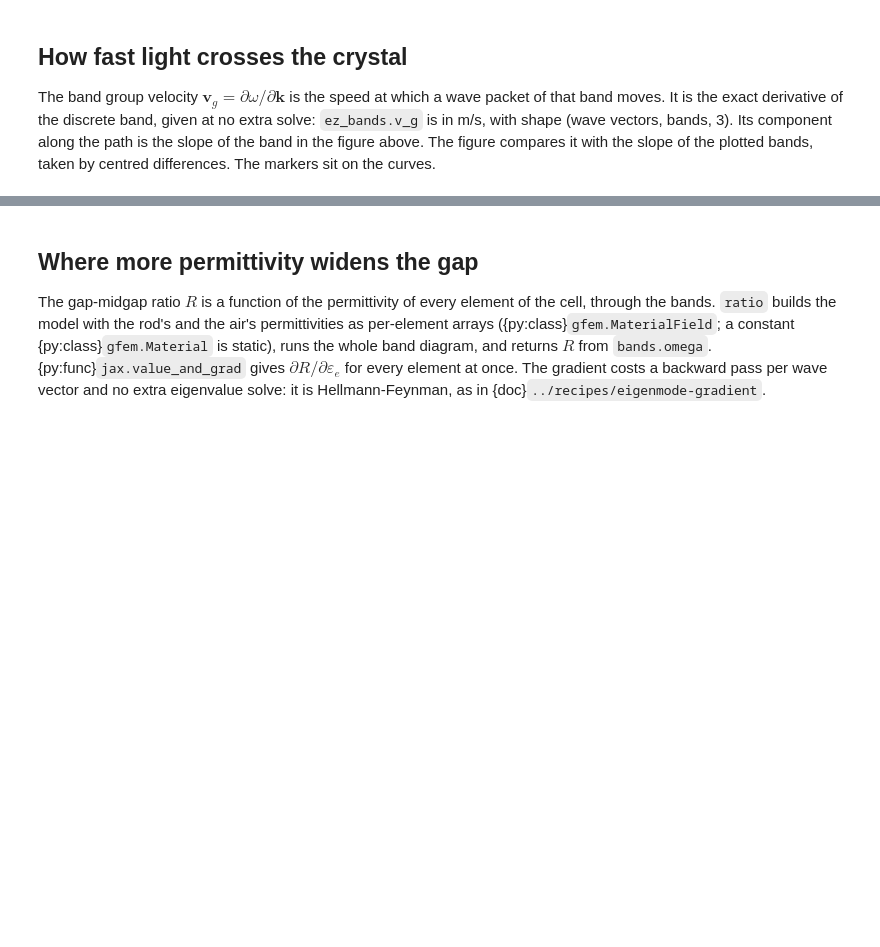
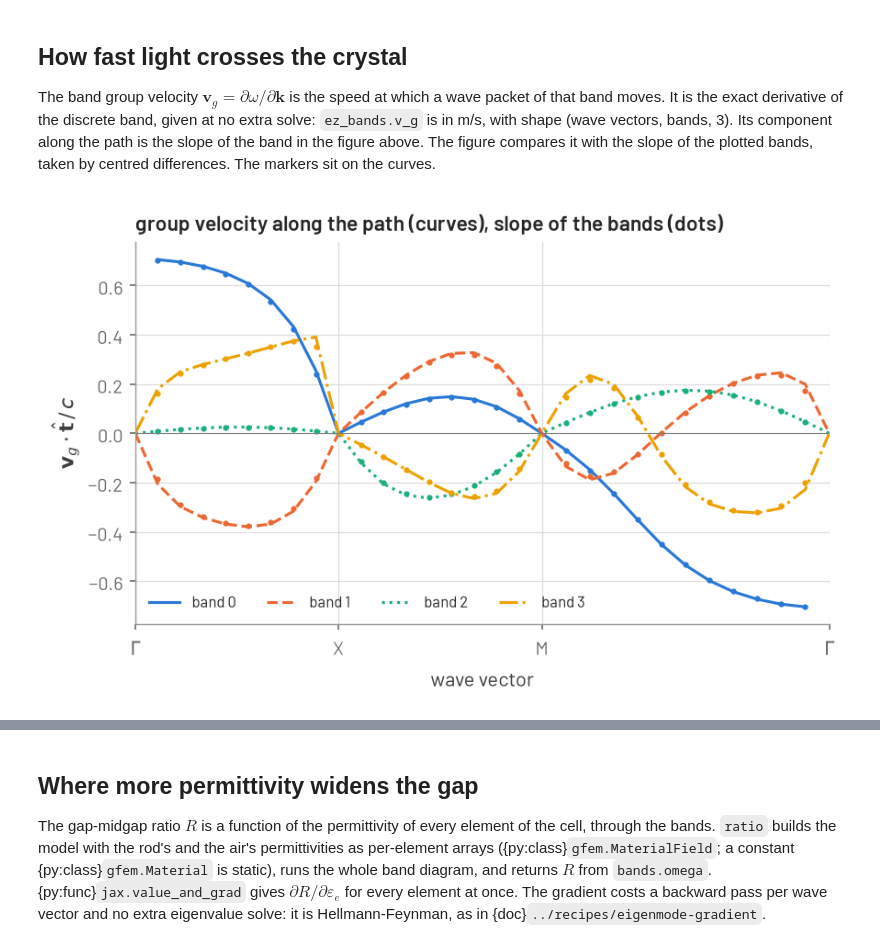
Before and after one commit to EMinsight/gfem, a Jupyter notebook: docs/tutorials/photonic-crystal.ipynb, the cells around one changed output, grey strips where cells are left out. Saved outputs shown, nothing was run; the diff lists cells and outputs as text; code cells hidden in the pictures; blank space fills up the shorter version.

```diff
--- a/docs/tutorials/photonic-crystal.ipynb
+++ b/docs/tutorials/photonic-crystal.ipynb
@@ -320,31 +347,33 @@ curves.
 # %%
 vg = np.asarray(ez_bands.v_g.real)  # (31, 4, 3), m/s
 step = np.diff(path.wave_vectors, axis=0)
 tangent = np.vstack([step, step[-1:]])  # the segment each wave vector starts
 tangent /= np.linalg.norm(tangent, axis=1, keepdims=True)
 along = np.einsum("kbd,kd->kb", vg, tangent) / c
 
 d = path.distance
 inner = np.array([i for i in range(1, len(d) - 1) if i not in path.label_index])
 slope = (
     2
     * np.pi
     * (ez_f[inner + 1] - ez_f[inner - 1])
     / (A * (d[inner + 1] - d[inner - 1])[:, None])
 )
 
 fig, ax = plt.subplots(figsize=(6.5, 3.6))
 for band in range(4):
     ax.plot(d, along[:, band], color=f"C{band}", label=f"band {band}")
     ax.plot(d[inner], slope[:, band], ".", color=f"C{band}", ms=4)
-ax.axhline(0, color="0.6", lw=0.5)
+ax.axhline(0, color="gray", lw=0.5)
 ax.set_xticks(*path.ticks)
 ax.set_xlim(d[0], d[-1])
 ax.set_xlabel("wave vector")
 ax.set_ylabel(r"$\mathbf{v}_g\cdot\hat{\mathbf{t}}\,/\,c$")
 ax.legend(ncol=4, fontsize=8, loc="lower left")
 ax.set_title("group velocity along the path (curves), slope of the bands (dots)")
 plt.show()
+# %% [output]
+[figure, added]
 # %%
 k_small = 0.01 * 2 * np.pi / A
 long_wave = gfem.solve(
```
Also changed, not shown: parts of 14 cells of this notebook.
